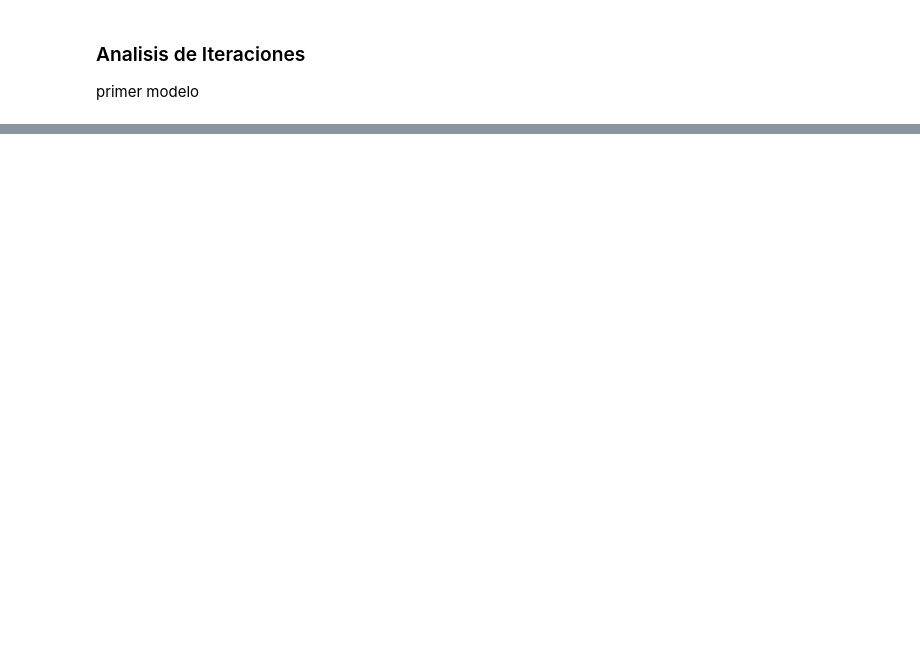
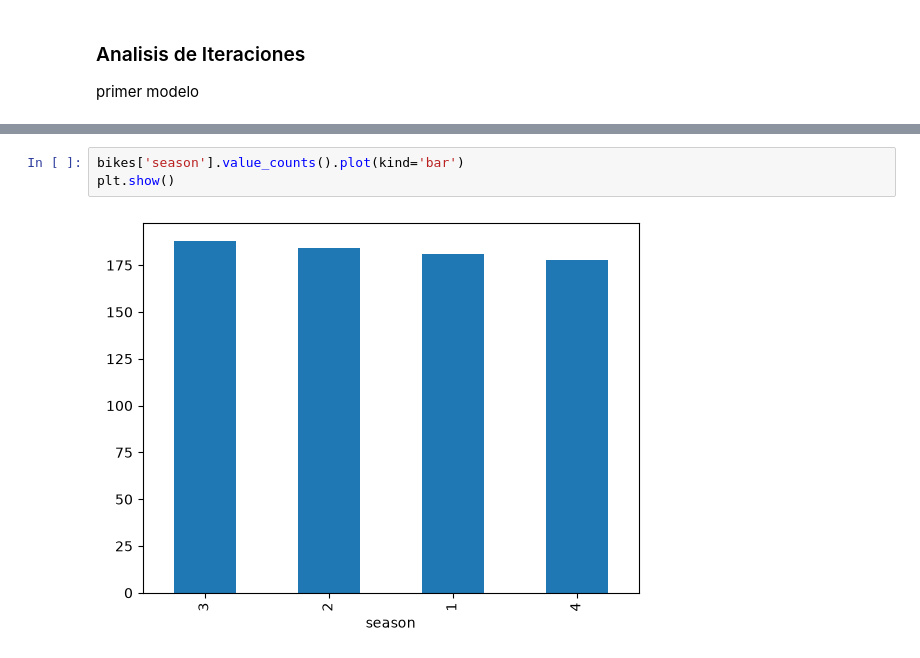
Before and after one commit to cvva/ingswsenati, a Jupyter notebook: Mod_Paq_ML/4_estadistica/10_regresion_lineal_multiple.ipynb, the cells around one changed output, grey strips where cells are left out. Drawn from its saved outputs; the diff is of its cells as text; blank space fills up the shorter version.

```diff
--- a/Mod_Paq_ML/4_estadistica/10_regresion_lineal_multiple.ipynb
+++ b/Mod_Paq_ML/4_estadistica/10_regresion_lineal_multiple.ipynb
@@ -193,0 +217,5 @@ plt.show()
+# %%
+bikes['season'].value_counts().plot(kind='bar')
+plt.show()
+# %% [output]
+[figure, added]
```
Also changed, not shown: parts of 20 cells of this notebook.
